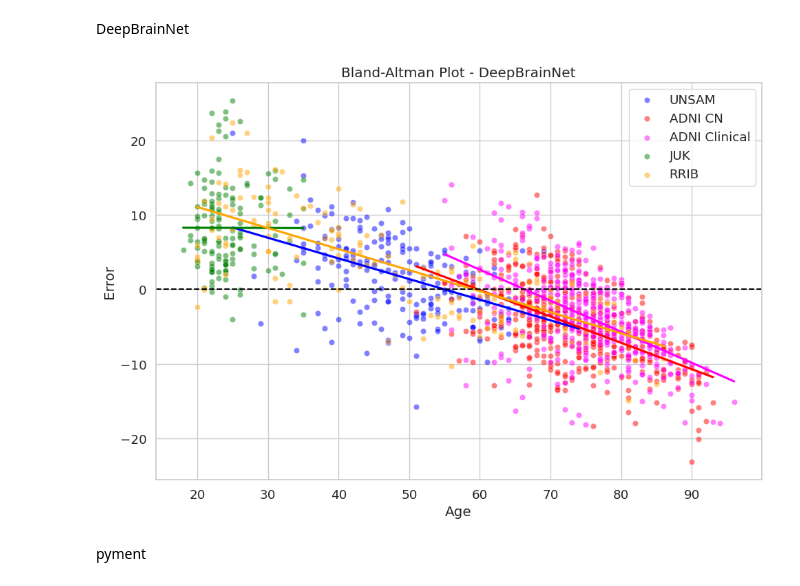
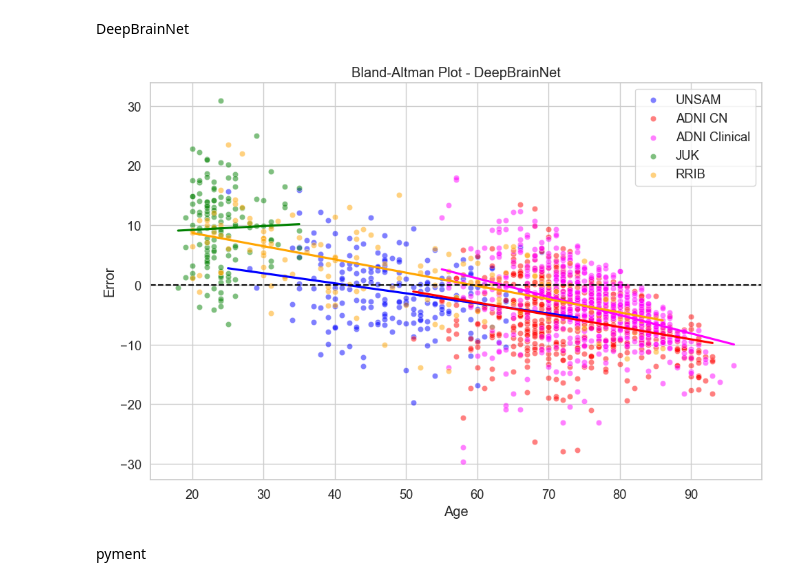
Before and after one commit to mabelzunce/brainage-models-benchmark, a Jupyter notebook: results/bland-altman.ipynb, the cells around one changed output. Cells and saved outputs as stored; diff of their text form; code cells hidden in the pictures.

```diff
--- a/results/bland-altman.ipynb
+++ b/results/bland-altman.ipynb
@@ -9,10 +9,10 @@ BAN_ADNI=pd.read_csv('./BrainAgeNeXt/BAN_ADNI.csv')
 BAN_RRIB=pd.read_csv('./BrainAgeNeXt/BAN_RRIB.csv')
 BAN_JUK=pd.read_csv('./BrainAgeNeXt/BAN_JUK.csv')
 
-DBN_UNSAM=pd.read_csv('./DeepBrainNet/DBN_UNSAM_BET.csv')
-DBN_ADNI=pd.read_csv('./DeepBrainNet/DBN_ADNI_BET.csv')
-DBN_RRIB=pd.read_csv('./DeepBrainNet/DBN_RRIB_BET.csv')
-DBN_JUK=pd.read_csv('./DeepBrainNet/DBN_JUK_BET.csv')
+DBN_UNSAM=pd.read_csv('./DeepBrainNet/DBN_UNSAM_pynet.csv')
+DBN_ADNI=pd.read_csv('./DeepBrainNet/DBN_ADNI_pynet.csv')
+DBN_RRIB=pd.read_csv('./DeepBrainNet/DBN_RRIB_pynet.csv')
+DBN_JUK=pd.read_csv('./DeepBrainNet/DBN_JUK_pynet.csv')
 
 pyment_UNSAM=pd.read_csv('./pyment/pyment_UNSAM.csv')
 pyment_ADNI=pd.read_csv('./pyment/pyment_ADNI.csv')
@@ -147,7 +147,7 @@ plt.show()
 DeepBrainNet
 # %%
 #UNSAM-----------------------------------------------------------------------
-DBN_UNSAM['mean']=DBN_UNSAM['Edad']+DBN_UNSAM['Pred_Age']
+DBN_UNSAM['mean']=DBN_UNSAM['Edad']+DBN_UNSAM['predicted_age']
 DBN_UNSAM['mean']=DBN_UNSAM['mean']/2
 
 mean_diff_DBNUNSAM=np.mean(DBN_UNSAM['Error'])
@@ -158,7 +158,7 @@ upper_limit_DBNUNSAM = mean_diff_DBNUNSAM + 1.96 * std_diff_DBNUNSAM
 lower_limit_DBNUNSAM = mean_diff_DBNUNSAM - 1.96 * std_diff_DBNUNSAM
 
 #ADNI CN-----------------------------------------------------------------------
-DBN_ADNI['mean']=DBN_ADNI['Age']+DBN_ADNI['Pred_Age']
+DBN_ADNI['mean']=DBN_ADNI['Age']+DBN_ADNI['predicted_age']
 DBN_ADNI['mean']=DBN_ADNI['mean']/2
 
 #media y desviación estándar de las diferencias
@@ -180,7 +180,7 @@ upper_limit_clinical_DBNADNI = mean_diff_clinical_DBNADNI + 1.96 * std_diff_clin
 lower_limit_clinical_DBNADNI = mean_diff_clinical_DBNADNI - 1.96 * std_diff_clinical_DBNADNI
 
 #JUK----------------------------------------------------------------
-DBN_JUK['mean']=DBN_JUK['age']+DBN_JUK['Pred_Age']
+DBN_JUK['mean']=DBN_JUK['age']+DBN_JUK['predicted_age']
 DBN_JUK['mean']=DBN_JUK['mean']/2
 
 mean_diff_DBNJUK=np.mean(DBN_JUK['Error'])
@@ -191,7 +191,7 @@ upper_limit_DBNJUK = mean_diff_DBNJUK + 1.96 * std_diff_DBNJUK
 lower_limit_DBNJUK = mean_diff_DBNJUK - 1.96 * std_diff_DBNJUK
 
 #RRIB-----------------------------------------------------------------------
-DBN_RRIB['mean']=DBN_RRIB['age']+DBN_RRIB['Pred_Age']
+DBN_RRIB['mean']=DBN_RRIB['age']+DBN_RRIB['predicted_age']
 DBN_RRIB['mean']=DBN_RRIB['mean']/2
 
 mean_diff_DBNRRIB=np.mean(DBN_RRIB['Error'])
@@ -229,40 +229,42 @@ tendencia_DBNRRIB = slope_DBNRRIB * DBN_RRIB['age'] + intercept_DBNRRIB
 # %%
 plt.figure(figsize=(10, 7))
 sns.set(style="whitegrid", font_scale=1.2)
-DBN_ADNI=DBN_ADNI[DBN_ADNI['Pred_Age']<150]
+DBN_ADNI=DBN_ADNI[DBN_ADNI['mean']<150]
+DBN_RRIB=DBN_RRIB[DBN_RRIB['mean']<150]
+
 
 # --- Scatter + línea de tendencia para cada cohorte ---
 # UNSAM
 sns.scatterplot(data=DBN_UNSAM, x='Edad', y='Error', color='blue', label='UNSAM', alpha=0.5)
 sns.regplot(data=DBN_UNSAM, x='Edad', y='Error', scatter=False, color='blue', ci=None)
 
 # ADNI CN
 sns.scatterplot(data=DBN_ADNI[DBN_ADNI['Group'] == 'CN'], x='Age', y='Error', color='red', label='ADNI CN', alpha=0.5)
 sns.regplot(data=DBN_ADNI[DBN_ADNI['Group'] == 'CN'], x='Age', y='Error', scatter=False, color='red', ci=None)
 
 # ADNI Clinical
 sns.scatterplot(data=DBN_ADNI[DBN_ADNI['Group'] != 'CN'], x='Age', y='Error', color='magenta', label='ADNI Clinical', alpha=0.5)
 sns.regplot(data=DBN_ADNI[DBN_ADNI['Group'] != 'CN'], x='Age', y='Error', scatter=False, color='magenta', ci=None)
 
 # JUK
 sns.scatterplot(data=DBN_JUK, x='age', y='Error', color='green', label='JUK', alpha=0.5)
 sns.regplot(data=DBN_JUK, x='age', y='Error', scatter=False, color='green', ci=None)
 
 # RRIB
 sns.scatterplot(data=DBN_RRIB, x='age', y='Error', color='orange', label='RRIB', alpha=0.5)
 sns.regplot(data=DBN_RRIB, x='age', y='Error', scatter=False, color='orange', ci=None)
 
 # --- Líneas horizontales comunes (si querés una sola media de referencia) ---
 plt.axhline(0, color='black', linestyle='--')
 
 plt.title('Bland-Altman Plot - DeepBrainNet')
 plt.xlabel('Age')
 plt.ylabel('Error')
 plt.grid(True)
 plt.tight_layout()
 plt.show()
 # %% [output]
-[figure, old version]
+[figure, new version]
 # %% [markdown]
 pyment
 # %%
```
Also changed, not shown: parts of 11 cells of this notebook, 9 other files.
